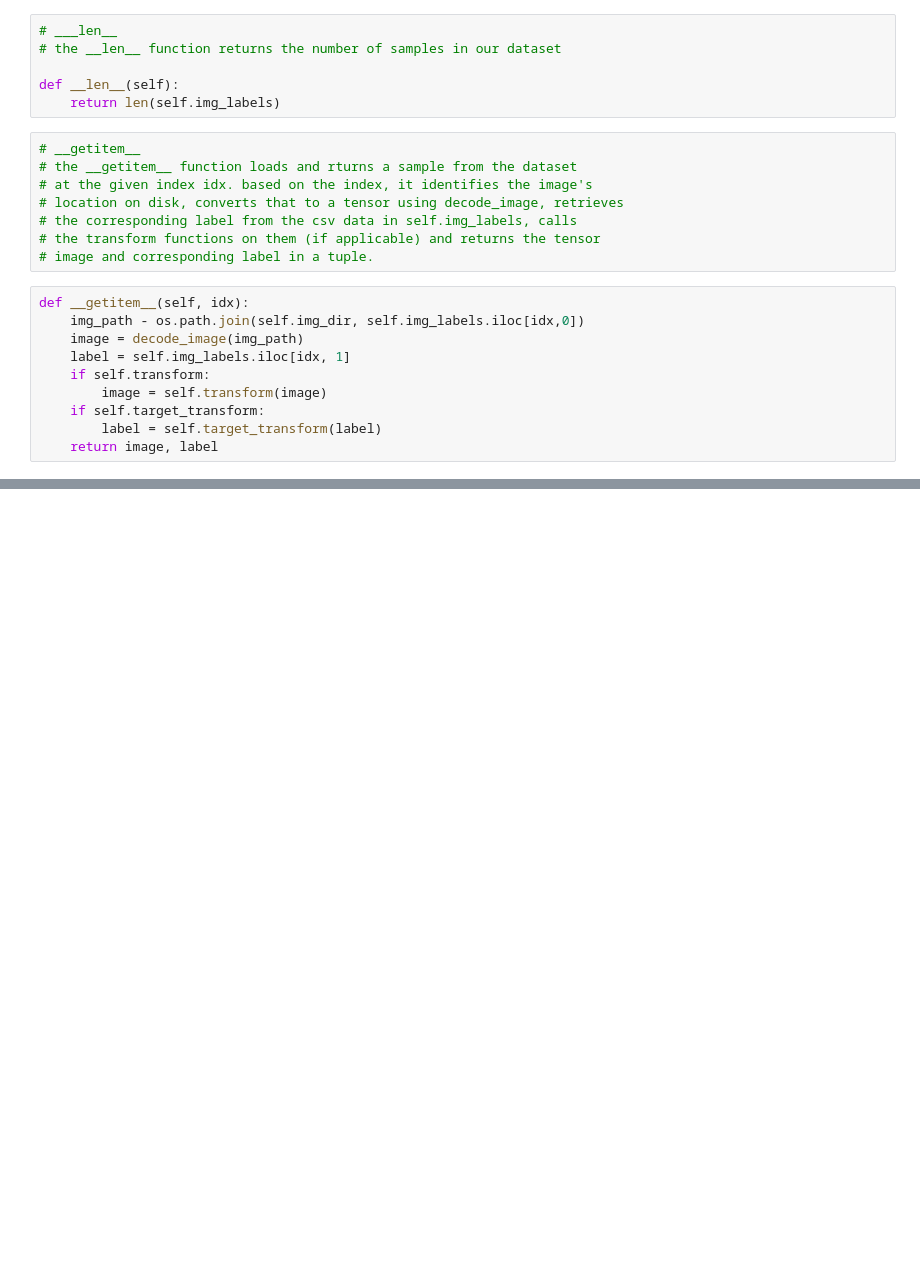
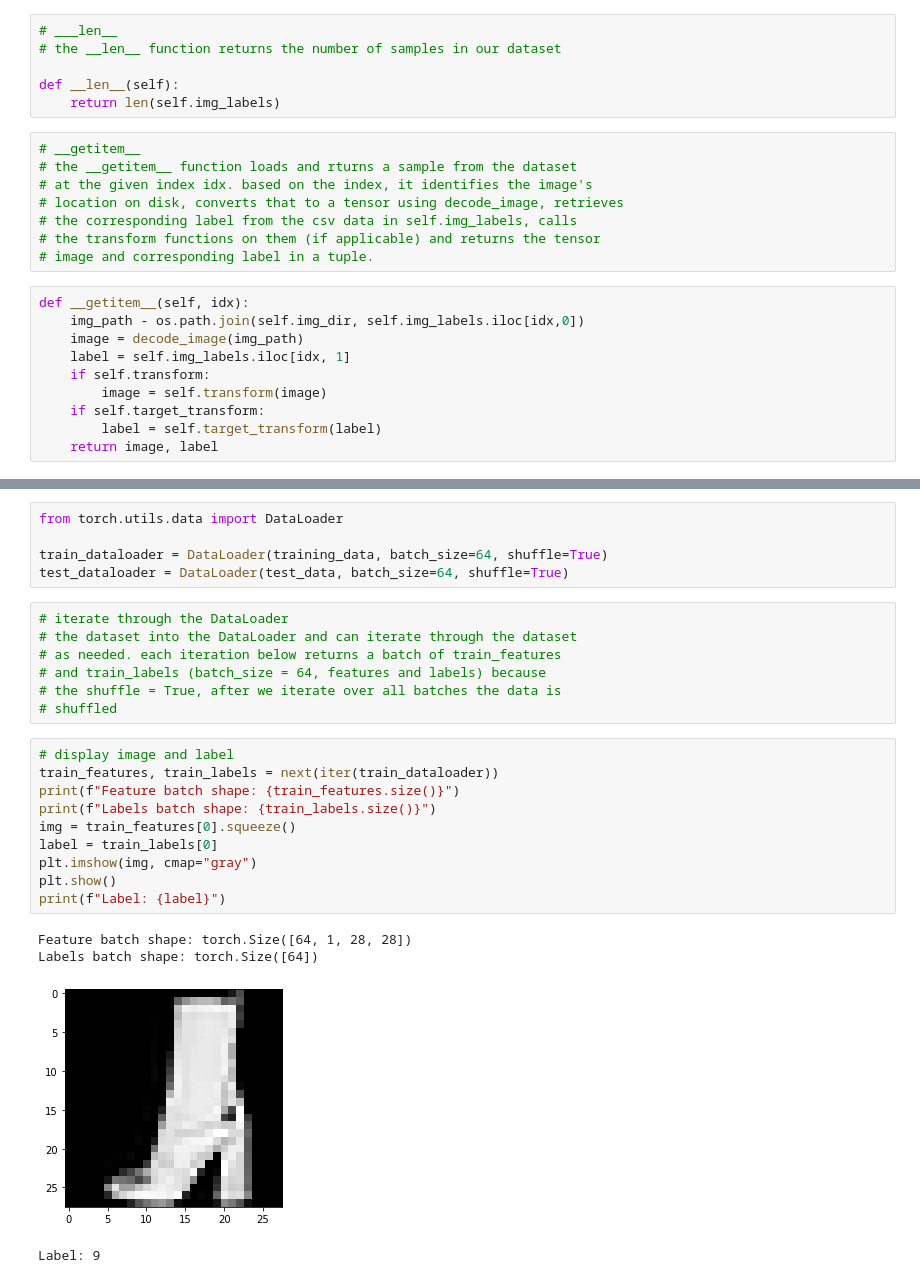
Before and after one commit to mm10111/scaling-octo-engine, a Jupyter notebook: pytorch_dataset_dataloader_tutorial.ipynb, the cells around one changed output, grey strips where cells are left out. Drawn from its saved outputs; the diff is of its cells as text; blank space fills up the shorter version.

```diff
--- a/pytorch_dataset_dataloader_tutorial.ipynb
+++ b/pytorch_dataset_dataloader_tutorial.ipynb
@@ -140,0 +146,27 @@ def __getitem__(self, idx):
+# %%
+from torch.utils.data import DataLoader
+
+train_dataloader = DataLoader(training_data, batch_size=64, shuffle=True)
+test_dataloader = DataLoader(test_data, batch_size=64, shuffle=True)
+# %%
+# iterate through the DataLoader
+# the dataset into the DataLoader and can iterate through the dataset
+# as needed. each iteration below returns a batch of train_features
+# and train_labels (batch_size = 64, features and labels) because
+# the shuffle = True, after we iterate over all batches the data is
+# shuffled
+# %%
+# display image and label
+train_features, train_labels = next(iter(train_dataloader))
+print(f"Feature batch shape: {train_features.size()}")
+print(f"Labels batch shape: {train_labels.size()}")
+img = train_features[0].squeeze()
+label = train_labels[0]
+plt.imshow(img, cmap="gray")
+plt.show()
+print(f"Label: {label}")
+# %% [output]
+Feature batch shape: torch.Size([64, 1, 28, 28])
+Labels batch shape: torch.Size([64])
+[figure, added]
+Label: 9
```
Also changed, not shown: parts of 2 cells of this notebook.
